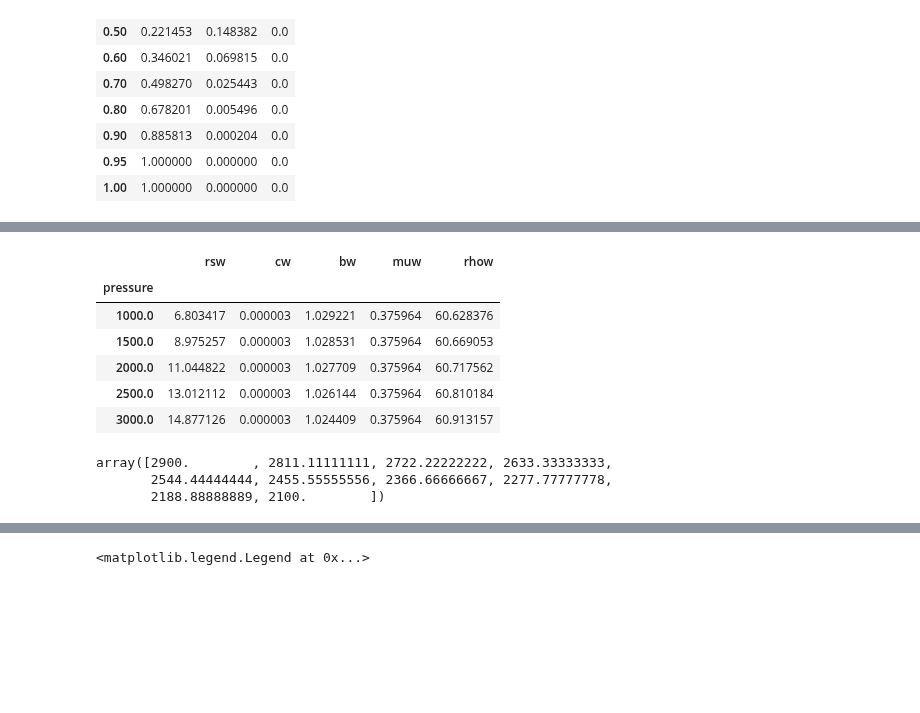
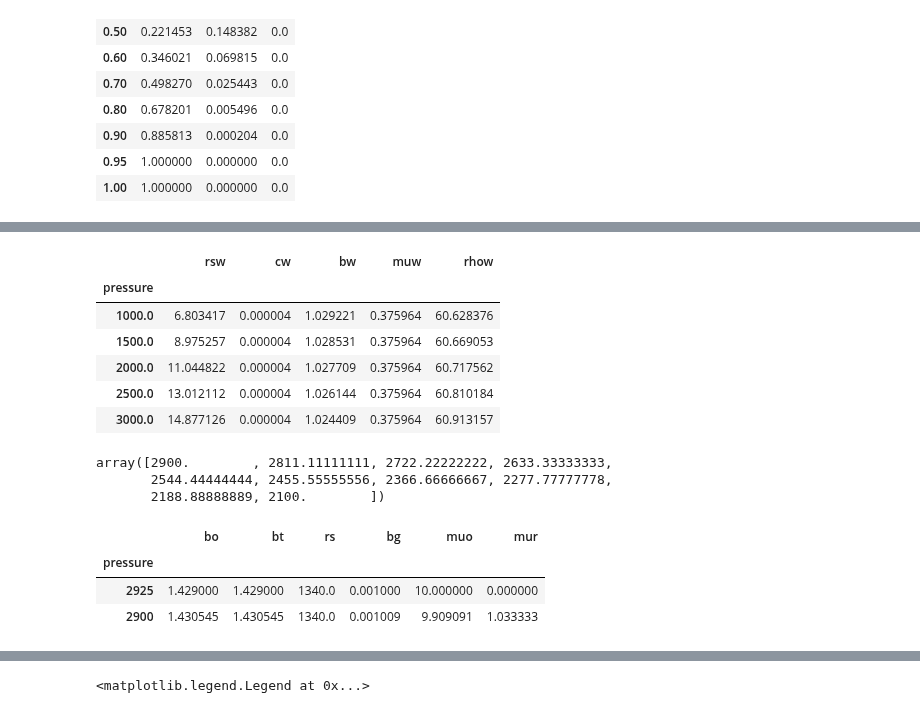
Before and after one commit to scuervo91/reservoirpy, a Jupyter notebook: examples/material_balance/1-basics_mbe.ipynb, the cells around one changed output, grey strips where cells are left out. Drawn from its saved outputs; the diff is of its cells as text; code cells hidden in the pictures; blank space fills up the shorter version.

```diff
--- a/examples/material_balance/1-basics_mbe.ipynb
+++ b/examples/material_balance/1-basics_mbe.ipynb
@@ -66,0 +75,16 @@ o = bl.oil(
+# %%
+# GasPVT
+gas_pvt = bl.pvt({
+    'pressure': [2925,2100,1800,1500],
+    'bg':[0.001,0.001283,0.001518,0.00183],
+})
+
+formation = 'fm1'
+
+temp = 175
+g = bl.gas(
+    formation=formation,
+    pvt = gas_pvt,
+    temp=temp
+)
+g.pvt
@@ -67,21 +98,22 @@ o = bl.oil(
 # %%
 # Water
 
 w = bl.water(
     formation=formation,
     pb = pb,
     temp = temp)
 
 w.pvt_from_correlations(start_pressure=1000,end_pressure=3000,n=5)
+w.pvt['cw']=3.6e-6
 w.pvt
 # %% [output]
 |  | rsw | cw | bw | muw | rhow |
 | pressure |  |  |  |  |  |
-| 1000.0 | 6.803417 | 0.000003 | 1.029221 | 0.375964 | 60.628376 |
-| 1500.0 | 8.975257 | 0.000003 | 1.028531 | 0.375964 | 60.669053 |
-| 2000.0 | 11.044822 | 0.000003 | 1.027709 | 0.375964 | 60.717562 |
-| 2500.0 | 13.012112 | 0.000003 | 1.026144 | 0.375964 | 60.810184 |
-| 3000.0 | 14.877126 | 0.000003 | 1.024409 | 0.375964 | 60.913157 |
+| 1000.0 | 6.803417 | 0.000004 | 1.029221 | 0.375964 | 60.628376 |
+| 1500.0 | 8.975257 | 0.000004 | 1.028531 | 0.375964 | 60.669053 |
+| 2000.0 | 11.044822 | 0.000004 | 1.027709 | 0.375964 | 60.717562 |
+| 2500.0 | 13.012112 | 0.000004 | 1.026144 | 0.375964 | 60.810184 |
+| 3000.0 | 14.877126 | 0.000004 | 1.024409 | 0.375964 | 60.913157 |
 # %%
 swi=0.15
 cf=4.9e-6
@@ -104,3 +137,10 @@ r
 array([2900.        , 2811.11111111, 2722.22222222, 2633.33333333,
        2544.44444444, 2455.55555556, 2366.66666667, 2277.77777778,
        2188.88888889, 2100.        ])
+# %%
+res1.oil.pvt.interpolate([2925,2900])
+# %% [output]
+|  | bo | bt | rs | bg | muo | mur |
+| pressure |  |  |  |  |  |  |
+| 2925 | 1.429000 | 1.429000 | 1340.0 | 0.001000 | 10.000000 | 0.000000 |
+| 2900 | 1.430545 | 1.430545 | 1340.0 | 0.001009 | 9.909091 | 1.033333 |
```
Also changed, not shown: parts of 13 cells of this notebook, 1 other file.
